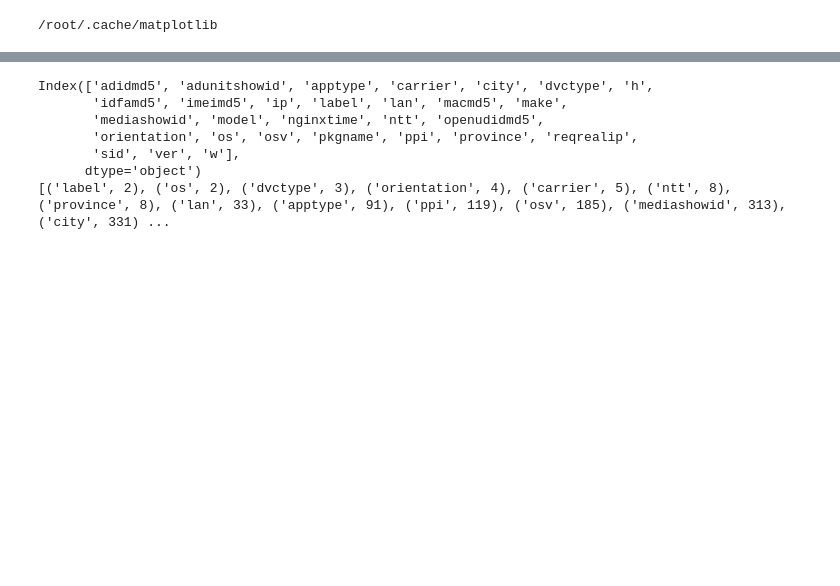
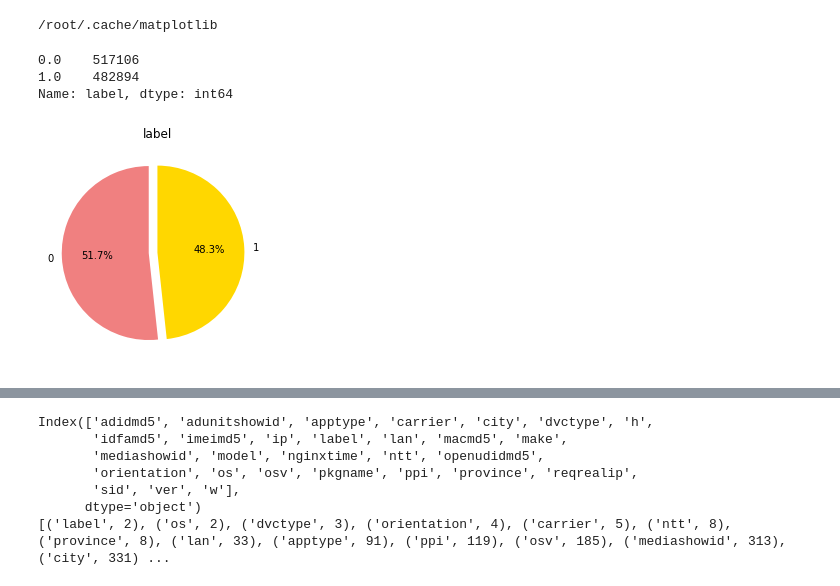
Before and after one commit to TSLNIHAOGIT/mobile_adv, a Jupyter notebook: code/mobileadv_competiton_feature_enging.ipynb, the cells around one changed output, grey strips where cells are left out. Drawn from its saved outputs; the diff is of its cells as text; code cells hidden in the pictures; blank space fills up the shorter version.

```diff
--- a/code/mobileadv_competiton_feature_enging.ipynb
+++ b/code/mobileadv_competiton_feature_enging.ipynb
@@ -209,17 +228,3 @@ var OPPO
 var 北京市
 var 8.1.0
 var PBAM00
-# %%
-##处理所有编码，可能存在的
-import urllib.parse
-def encode_process(s):
-    s=urllib.parse.unquote(s)
-    if '%' in s:
-        s=urllib.parse.unquote(s)
-        s=s.upper()
-        return s
-    else:
-        s=s.upper()
-        return s
-train['make']=train['make'].apply(lambda x:encode_process(x))
-train['model']=train['model'].apply(lambda x:encode_process(x))
@@ -225,0 +259,7 @@ train['model']=train['model'].apply(lambda x:encode_process(x))
+# %%
+
+train['make']=train['make'].apply(lambda x:encode_process(x))
+train['model']=train['model'].apply(lambda x:encode_process(x))
+
+train['big_model'] = train['model'].map(lambda x:x.split(' ')[0])
+train['model_equal_make'] = (train['big_model']==all_data['make']).astype(int)
@@ -431,3 +488,26 @@ mpl.rcParams['font.sans-serif'] = ['simhei']
 mpl.rcParams['font.serif'] = ['simhei']
 import seaborn as sns
 sns.set_style('darkgrid',{'font.sans-serif':['simhei','Droid Sans Fallback']})
+# %%
+##
+train.label.value_counts()
+# %% [output]
+0.0    517106
+1.0    482894
+Name: label, dtype: int64
+# %%
+####################训练集正负样本比例
+#% matplotlib inline
+import seaborn as sns
+sns.set(style="whitegrid", color_codes=True)
+sns.set(font_scale=1)
+# %%
+labels = [0,1]
+sizes = train.label.value_counts().values
+explode=[0.1,0]
+colors = [  'lightcoral','gold']
+patches, texts,autotexts= plt.pie(sizes, labels=labels,colors=colors,explode=explode,autopct="%1.1f%%",startangle=90)
+plt.title("label")
+plt.show()
+# %% [output]
+[figure, added]
```
Also changed, not shown: parts of 27 cells of this notebook, 5 other files.
